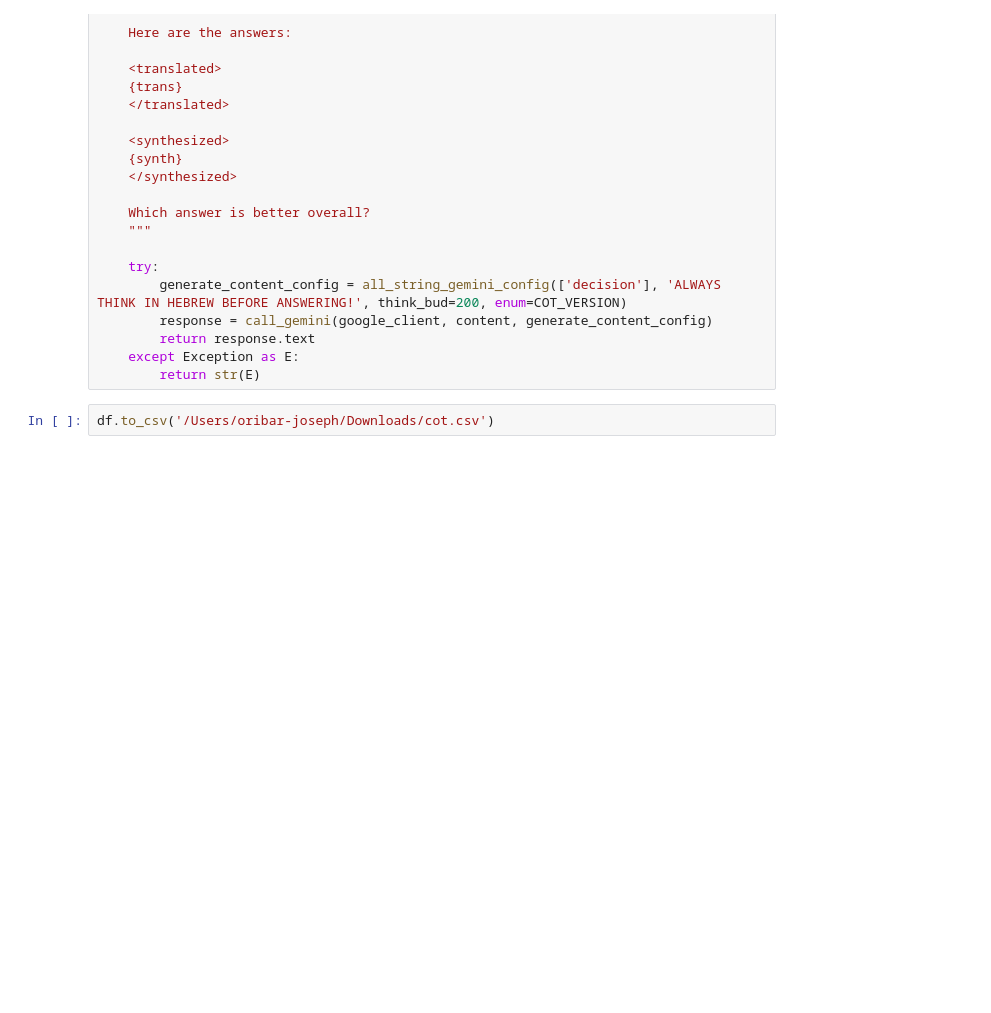
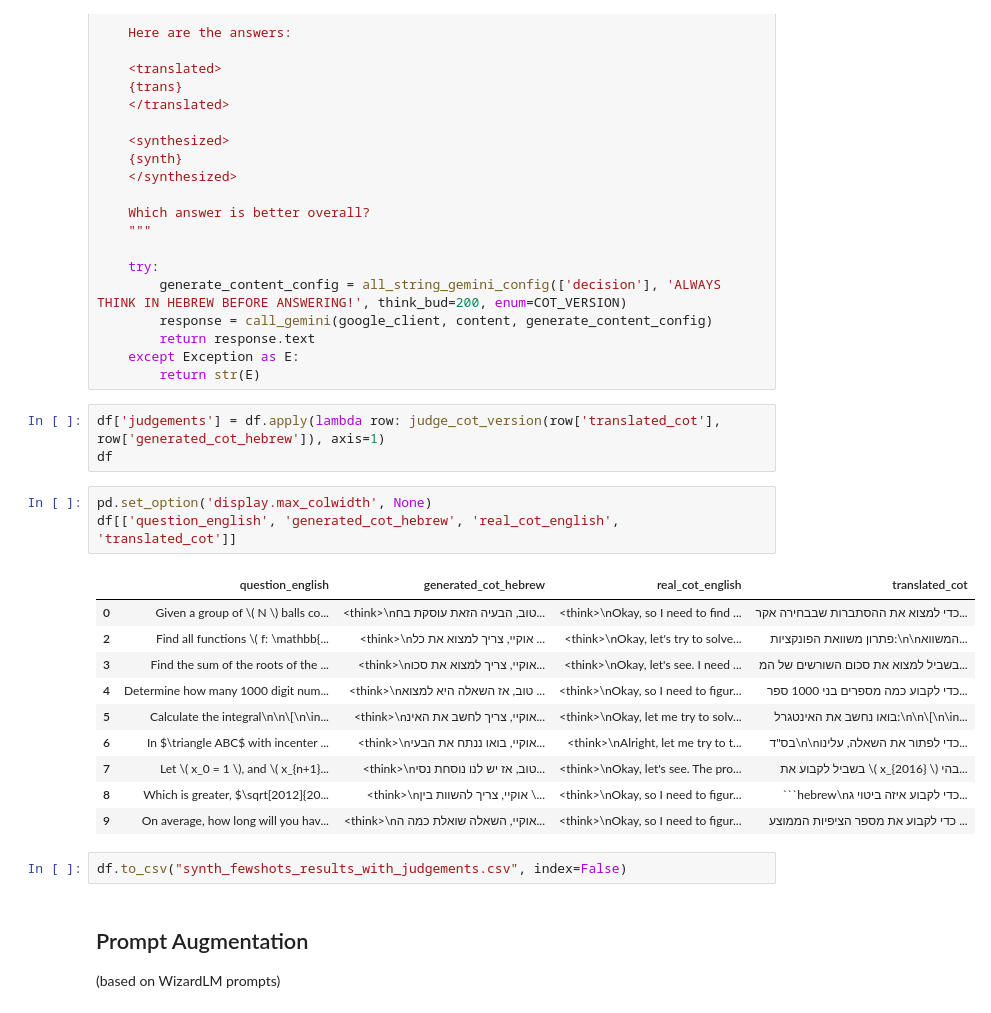
Before and after one commit to sarelWeinberger/qwen-hebrew-finetuning, a Jupyter notebook: synth/synth_fewshots.ipynb, the cells around one changed output. Drawn from its saved outputs; the diff is of its cells as text; blank space fills up the shorter version.

Commit message:
added prompt augemtnation

````diff
--- a/synth/synth_fewshots.ipynb
+++ b/synth/synth_fewshots.ipynb
@@ -445,5 +456,25 @@ def judge_cot_version(trans: str, synth: str):
         return response.text
     except Exception as E:
         return str(E)
+# %%
+df['judgements'] = df.apply(lambda row: judge_cot_version(row['translated_cot'], row['generated_cot_hebrew']), axis=1)
+df
+# %%
+pd.set_option('display.max_colwidth', None)
+df[['question_english', 'generated_cot_hebrew', 'real_cot_english', 'translated_cot']]
+# %% [output]
+|  | question_english | generated_cot_hebrew | real_cot_english | translated_cot |
+| 0 | Given a group of \( N \) balls co... | <think>\nטוב, הבעיה הזאת עוסקת בח... | <think>\nOkay, so I need to find ... | כדי למצוא את ההסתברות שבבחירה אקר... |
+| 2 | Find all functions \( f: \mathbb{... | <think>\nאוקיי, צריך למצוא את כל ... | <think>\nOkay, let's try to solve... | פתרון משוואת הפונקציות:\n\nהמשווא... |
+| 3 | Find the sum of the roots of the ... | <think>\nאוקיי, צריך למצוא את סכו... | <think>\nOkay, let's see. I need ... | בשביל למצוא את סכום השורשים של המ... |
+| 4 | Determine how many 1000 digit num... | <think>\nטוב, אז השאלה היא למצוא ... | <think>\nOkay, so I need to figur... | כדי לקבוע כמה מספרים בני 1000 ספר... |
+| 5 | Calculate the integral\n\n\[\n\in... | <think>\nאוקיי, צריך לחשב את האינ... | <think>\nOkay, let me try to solv... | בואו נחשב את האינטגרל:\n\n\[\n\in... |
+| 6 | In $\triangle ABC$ with incenter ... | <think>\nאוקיי, בואו ננתח את הבעי... | <think>\nAlright, let me try to t... | בס"ד\n\nכדי לפתור את השאלה, עלינו... |
+| 7 | Let \( x_0 = 1 \), and \( x_{n+1}... | <think>\nטוב, אז יש לנו נוסחת נסי... | <think>\nOkay, let's see. The pro... | בשביל לקבוע את \( x_{2016} \) בהי... |
+| 8 | Which is greater, $\sqrt[2012]{20... | <think>\nאוקיי, צריך להשוות בין \... | <think>\nOkay, so I need to figur... | ```hebrew\nכדי לקבוע איזה ביטוי ג... |
+| 9 | On average, how long will you hav... | <think>\nאוקיי, השאלה שואלת כמה ה... | <think>\nOkay, so I need to figur... | כדי לקבוע את מספר הציפיות הממוצע ... |
 # %%
-df.to_csv('/Users/oribar-joseph/Downloads/cot.csv')
+df.to_csv("synth_fewshots_results_with_judgements.csv", index=False)
+# %% [markdown]
+## Prompt Augmentation
+(based on WizardLM prompts)
````
Also changed, not shown: parts of 3 cells of this notebook.
